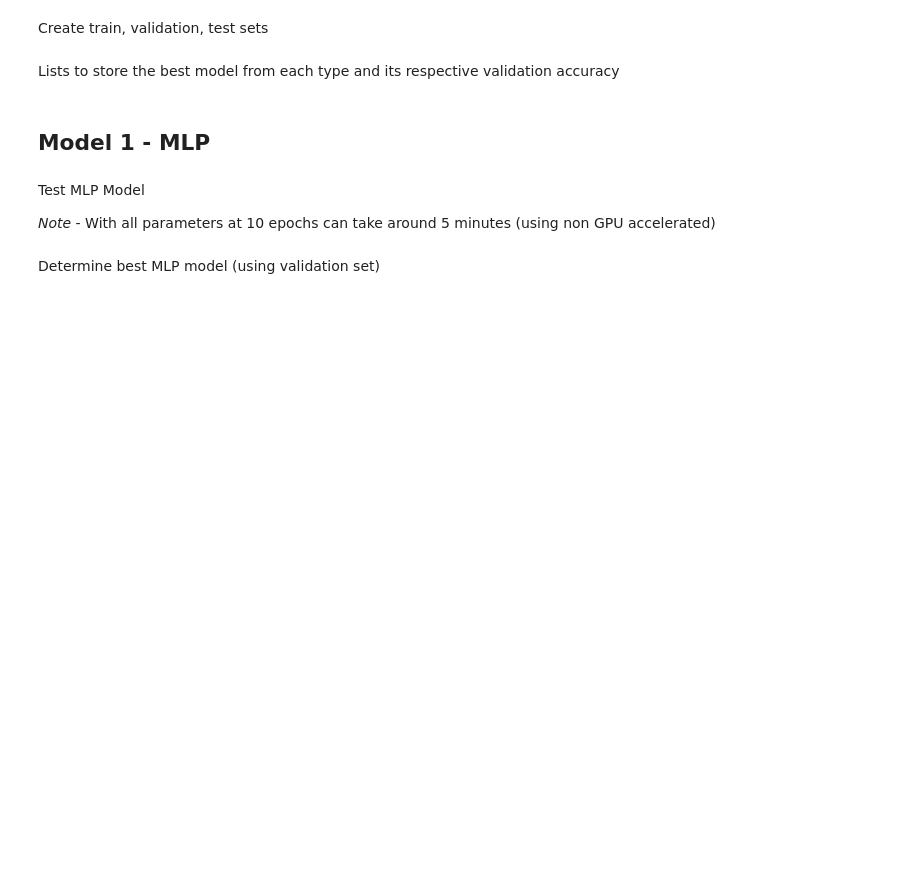
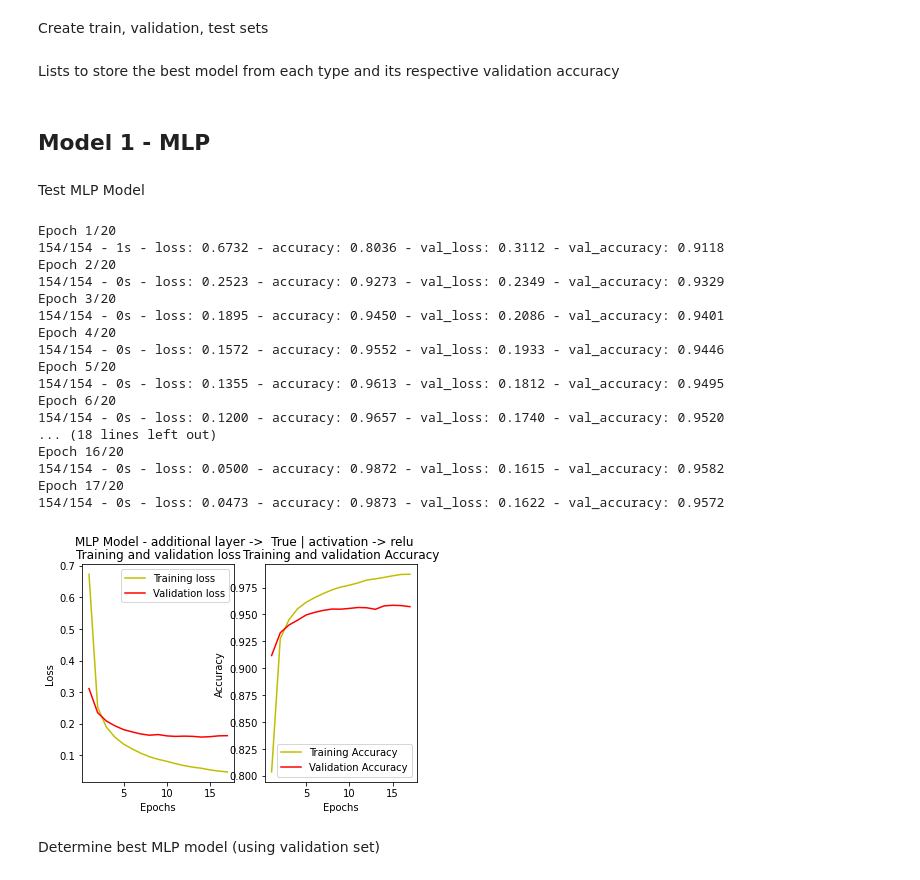
Before and after one commit to ivalencius/Machine_learning_INF264, a Jupyter notebook: Projects/2/digit_recognizer.ipynb, the cells around one changed output. Cells and saved outputs as stored; diff of their text form; code cells hidden in the pictures; blank space fills up the shorter version.

```diff
--- a/Projects/2/digit_recognizer.ipynb
+++ b/Projects/2/digit_recognizer.ipynb
@@ -113,22 +91,23 @@ def construct_MLP(input_shape, add_layer=False, activation='relu'):
                 loss=categorical_crossentropy,
                 metrics=['accuracy'])
     return MLP
-# %% [markdown]
-Test MLP Model
-
-*Note* - With all parameters at 10 epochs can take around 5 minutes (using non GPU accelerated)
+# %% [markdown]
+Test MLP Model
 # %%
 # Set up hyperparameters to test
 add_layers = [True, False]
 activation = ['relu', 'sigmoid', 'softmax', 'tanh']
 MLP_params = list(itertools.product(add_layers, activation))
 
-batch_sz = 64
-max_epochs = 10
+if easy_params:
+    MLP_params = [(True, 'relu')]
+
 MLP_val_accs = []
 MLP_models = []
+
 # If you want Val_loss and Val_accuracy plots
-MLP_plotting = False
+MLP_plotting = True
+
 # Iterate through and test every model
 for add_layer, act in MLP_params:
     # print(tf.config.list_physical_devices())
@@ -144,37 +123,57 @@ for add_layer, act in MLP_params:
                                 epochs=max_epochs,
                                 validation_data=(x_val_scale,y_val_one_hot),
                                 use_multiprocessing=True,
-                                verbose=0,
+                                verbose=verbose,
                                 callbacks=[callback])
     MLP_models.append(MLP)
 
     # val_acc = training_history.history['val_accuracy']
     MLP_eval = MLP.evaluate(x=x_val_scale, y=y_val_one_hot, use_multiprocessing=True, verbose=0)
     val_acc = MLP_eval[1]
     MLP_val_accs.append(val_acc)
 
     if MLP_plotting:
         fig, (ax1, ax2) = plt.subplots(1, 2)
-        fig.suptitle('MLP Model - %d layers | %s activation'%(add_layer, act))
+        fig.suptitle('MLP Model - additional layer ->  %s | activation -> %s'%(add_layer, act))
 
         loss = training_history.history['loss']
         val_loss = training_history.history['val_loss']
         acc = training_history.history['accuracy']
+        val_acc = training_history.history['val_accuracy']
 
         epochs = range(1, len(loss) + 1)
         ax1.plot(epochs, loss, 'y', label='Training loss')
         ax1.plot(epochs, val_loss, 'r', label='Validation loss')
         ax1.title.set_text('Training and validation loss')
         ax1.set_xlabel('Epochs')
         ax1.set_ylabel('Loss')
         ax1.legend(loc='best')
 
         ax2.plot(epochs, acc, 'y', label='Training Accuracy')
         ax2.plot(epochs, val_acc, 'r', label='Validation Accuracy')
         ax2.title.set_text('Training and validation Accuracy')
         ax2.set_xlabel('Epochs')
         ax2.set_ylabel('Accuracy')
         ax2.legend(loc='best')
+# %% [output]
+Epoch 1/20
+154/154 - 1s - loss: 0.6732 - accuracy: 0.8036 - val_loss: 0.3112 - val_accuracy: 0.9118
+Epoch 2/20
+154/154 - 0s - loss: 0.2523 - accuracy: 0.9273 - val_loss: 0.2349 - val_accuracy: 0.9329
+Epoch 3/20
+154/154 - 0s - loss: 0.1895 - accuracy: 0.9450 - val_loss: 0.2086 - val_accuracy: 0.9401
+Epoch 4/20
+154/154 - 0s - loss: 0.1572 - accuracy: 0.9552 - val_loss: 0.1933 - val_accuracy: 0.9446
+Epoch 5/20
+154/154 - 0s - loss: 0.1355 - accuracy: 0.9613 - val_loss: 0.1812 - val_accuracy: 0.9495
+Epoch 6/20
+154/154 - 0s - loss: 0.1200 - accuracy: 0.9657 - val_loss: 0.1740 - val_accuracy: 0.9520
+... (18 lines left out)
+Epoch 16/20
+154/154 - 0s - loss: 0.0500 - accuracy: 0.9872 - val_loss: 0.1615 - val_accuracy: 0.9582
+Epoch 17/20
+154/154 - 0s - loss: 0.0473 - accuracy: 0.9873 - val_loss: 0.1622 - val_accuracy: 0.9572
+[figure, added]
 # %% [markdown]
 Determine best MLP model (using validation set)
 # %%
```
Also changed, not shown: parts of 17 cells of this notebook.
